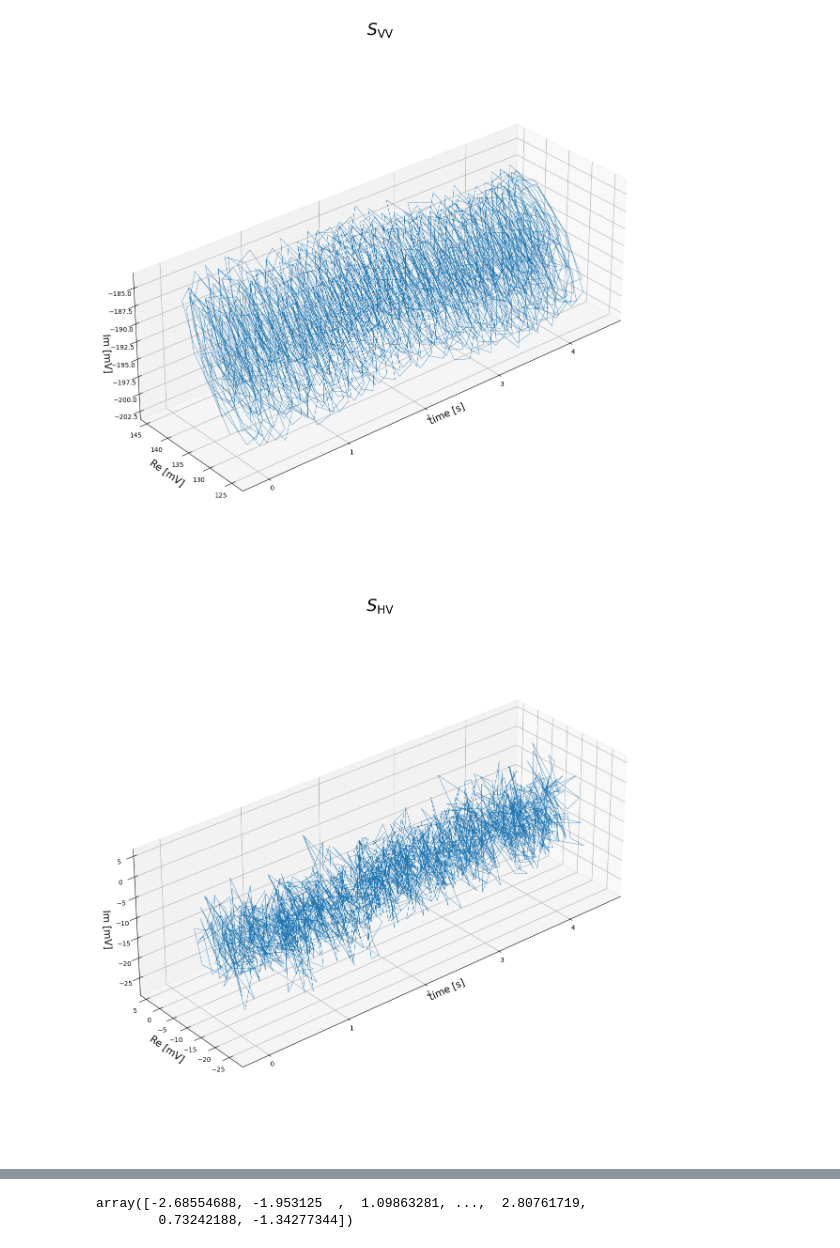
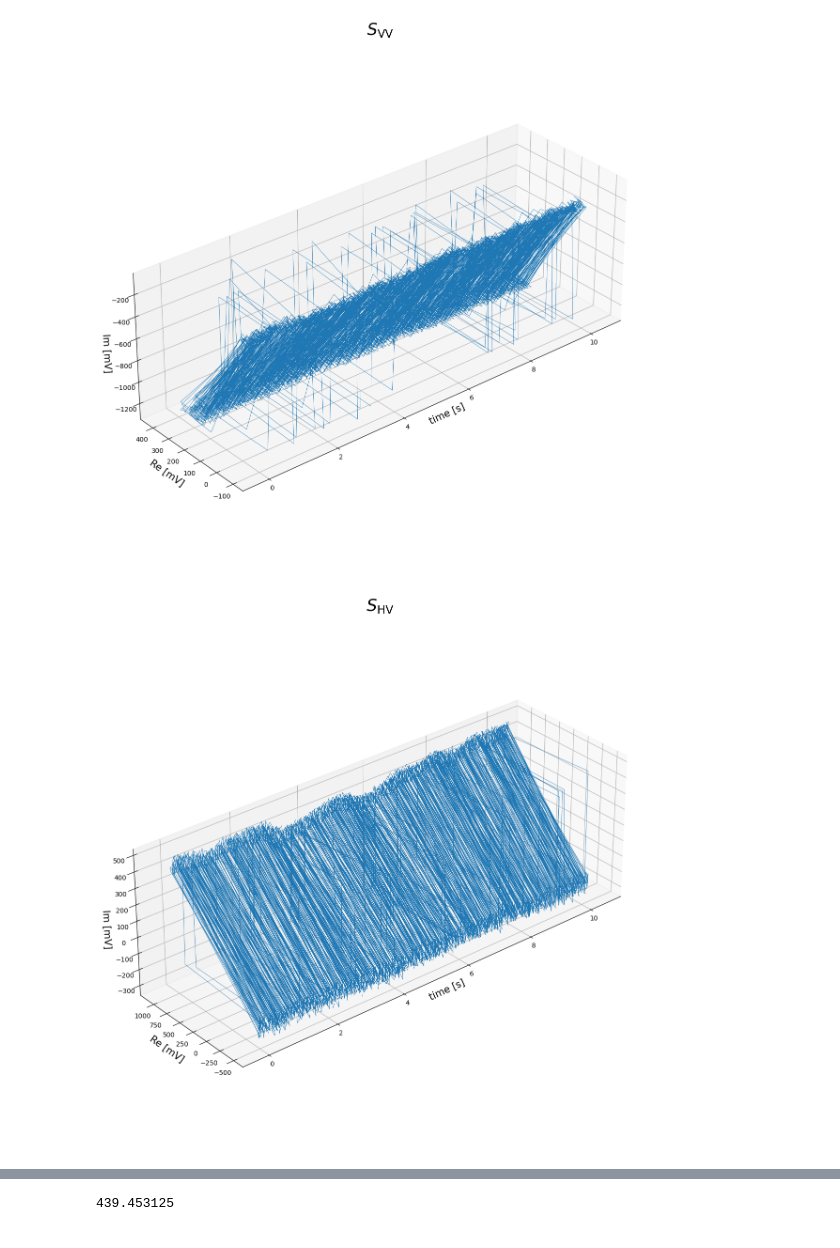
Before and after one commit to toppy-bb/77GHzSystem, a Jupyter notebook: code/Untitled.ipynb, the cells around one changed output, grey strips where cells are left out. Saved outputs shown, nothing was run; the diff lists cells and outputs as text; code cells hidden in the pictures.

```diff
--- a/code/Untitled.ipynb
+++ b/code/Untitled.ipynb
@@ -240,7 +240,7 @@ import matplotlib.pyplot as plt
 import numpy as np
 import os
 
-date = '20221006'
+date = '20221027'
 action = 'air'
 round = '2'
 
@@ -260,6 +260,9 @@ Q3 = df[1::2, 1]
 # Tx2-Rx2 Shh=I4+jQ4
 I4 = df[1::2, 2]
 Q4 = df[1::2, 3]
+
+t1= np.arange(0,np.size(I1))/freq*2
+t2= np.arange(0,np.size(I3))/freq*2
 
 fig1 = plt.figure(facecolor="white", figsize=(16, 12),dpi=100)
 ax1 = fig1.add_subplot(projection="3d")
@@ -288,32 +291,32 @@ plt.savefig(os.path.join(os.getcwd(),"../img","{0}_{1}_{2}_IQ4_2Tx2Rx_Shv".forma
 plt.show()
 
 fig3 = plt.figure(facecolor="white", figsize=(16, 12),dpi=100)
 ax3 = fig3.add_subplot(projection="3d")
 ax3.view_init(elev=30, azim=-130)
 ax3.set_box_aspect((3,1,1))
 ax3.set_title("$S_\mathrm{VH}$", size = 25)
 ax3.set_xlabel("time [s]",size=15)
 ax3.set_ylabel("Re [mV]",size=15)
 ax3.set_zlabel("Im [mV]",size=15)
 ax3.plot(t2,I3,Q3,lw=0.5)
 plt.tight_layout()
 plt.savefig(os.path.join(os.getcwd(),"../img","{0}_{1}_{2}_IQ4_2Tx2Rx_Svh".format(date, action, round)))
 plt.show()
 
 fig4 = plt.figure(facecolor="white", figsize=(16, 12),dpi=100)
 ax4 = fig4.add_subplot(projection="3d")
 ax4.view_init(elev=30, azim=-130)
 ax4.set_box_aspect((3,1,1))
 ax4.set_title("$S_\mathrm{HH}$",size = 25)
 ax4.set_xlabel("time [s]",size=15)
 ax4.set_ylabel("Re [mV]",size=15)
 ax4.set_zlabel("Im [mV]",size=15)
 ax4.plot(t2,I4,Q4,lw=0.5)
 plt.tight_layout()
 plt.savefig(os.path.join(os.getcwd(),"../img","{0}_{1}_{2}_IQ4_2Tx2Rx_Shh".format(date, action, round)))
 plt.show()
 
 %matplotlib inline
 # %% [output]
-[figure, old version]
+[figure, new version]
-[figure, old version]
+[figure, new version]
@@ -322,5 +325,4 @@ plt.show()
-# %%
-I1-I3
-# %% [output]
-array([-2.68554688, -1.953125  ,  1.09863281, ...,  2.80761719,
-        0.73242188, -1.34277344])
+# %%
+np.max(I1)
+# %% [output]
+439.453125
```
Also changed, not shown: parts of 2 cells of this notebook, 12 other files.
